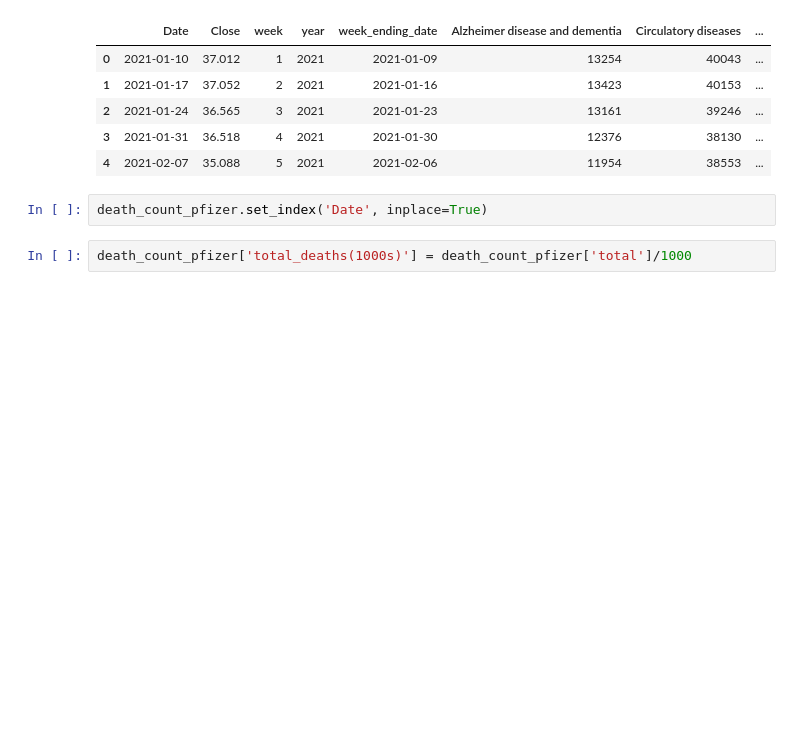
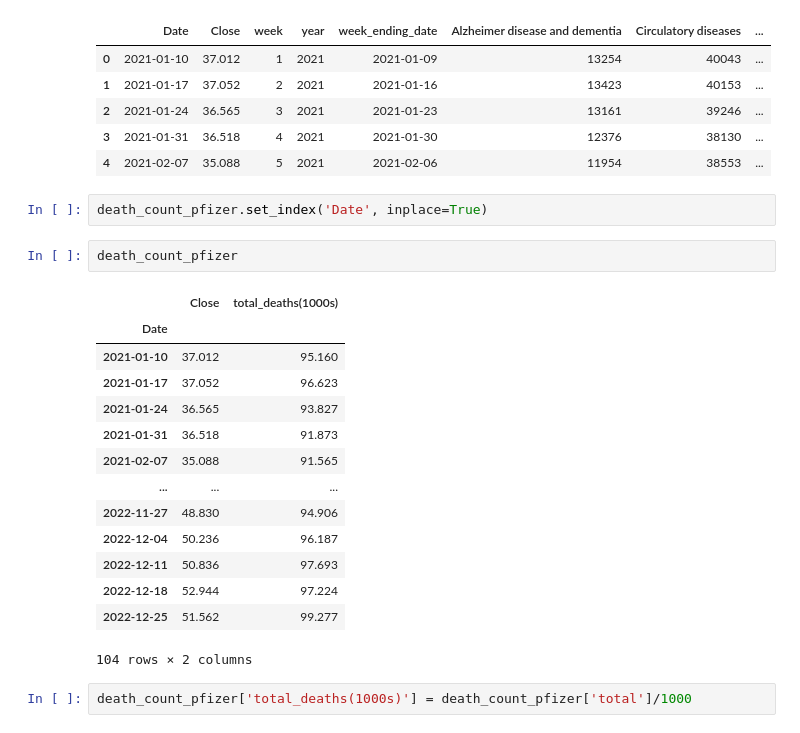
Before and after one commit to Birdfeathers/Project1--Healthcare_Devices, a Jupyter notebook: pfizer stock/death_count_pfizer.ipynb, the cells around one changed output. Drawn from its saved outputs; the diff is of its cells as text; blank space fills up the shorter version.

```diff
--- a/pfizer stock/death_count_pfizer.ipynb
+++ b/pfizer stock/death_count_pfizer.ipynb
@@ -43,6 +43,23 @@ death_count_pfizer.head()
 | 4 | 2021-02-07 | 35.088 | 5 | 2021 | 2021-02-06 | 11954 | 38553 | ... |
 # %%
 death_count_pfizer.set_index('Date', inplace=True)
+# %%
+death_count_pfizer
+# %% [output]
+|  | Close | total_deaths(1000s) |
+| Date |  |  |
+| 2021-01-10 | 37.012 | 95.160 |
+| 2021-01-17 | 37.052 | 96.623 |
+| 2021-01-24 | 36.565 | 93.827 |
+| 2021-01-31 | 36.518 | 91.873 |
+| 2021-02-07 | 35.088 | 91.565 |
+| ... | ... | ... |
+| 2022-11-27 | 48.830 | 94.906 |
+| 2022-12-04 | 50.236 | 96.187 |
+| 2022-12-11 | 50.836 | 97.693 |
+| 2022-12-18 | 52.944 | 97.224 |
+| 2022-12-25 | 51.562 | 99.277 |
+104 rows × 2 columns
 # %%
 death_count_pfizer['total_deaths(1000s)'] = death_count_pfizer['total']/1000
 # %%
```
Also changed, not shown: parts of 1 cell of this notebook.
